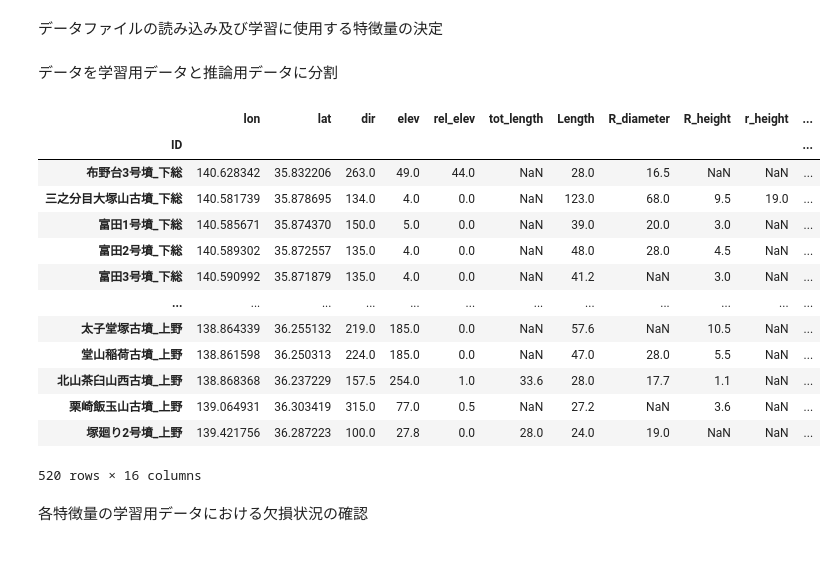
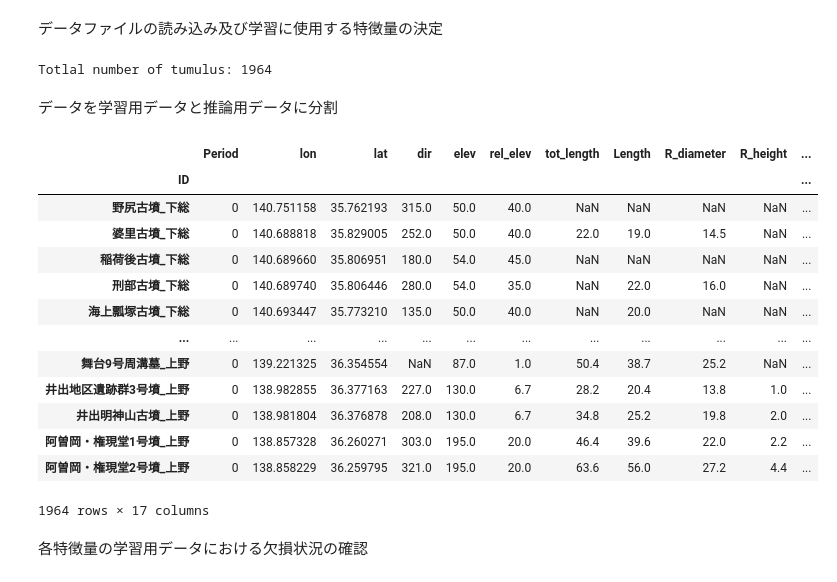
Before and after one commit to musimarusan/Era_Estimation, a Jupyter notebook: Era_Estimation_LightGBM_multi_class.ipynb, the cells around one changed output. Cells and saved outputs as stored; diff of their text form; code cells hidden in the pictures.

```diff
--- a/Era_Estimation_LightGBM_multi_class.ipynb
+++ b/Era_Estimation_LightGBM_multi_class.ipynb
@@ -49,8 +51,8 @@ df = pd.read_csv(INFILE,)
 df['ID']=df['Name'] + '_' + df['Old_Prefecture']
 
 usedColumns = ['ID', 'Period', 'lon', 'lat', 'dir', 'elev', 'rel_elev', 'tot_length', 'Length', 'R_diameter', 'R_height', 'r_height', 'F_width', 'F_length', 'F_height', 'N_width', 'alpha', 'beta']
-# usedColumns = ['ID', 'lon', 'lat', 'dir', 'elev', 'rel_elev', 'Length', 'alpha', 'beta','Period']
-# usedColumns = ['ID', 'lon', 'lat', 'Length', 'alpha', 'beta','Period']
+# usedColumns = ['ID', 'Period', 'lon', 'lat', 'dir', 'elev', 'Length', 'R_height', 'r_height', 'F_height', 'N_width', 'alpha', 'beta']
+# usedColumns = ['ID', 'lon', 'lat', 'alpha', 'beta','Period']
 # usedColumns = ['ID', 'alpha', 'beta','Period']
 
 df = df[usedColumns]
@@ -58,38 +60,40 @@ df = df.replace(-999.0, np.nan)
 df = df.set_index('ID')
 # df['Period'] = df['Period'].replace(0,np.nan)
 
-# print('Totlal number of tumulus:', len(df))
+print('Totlal number of tumulus:', len(df))
 # print('Condition A:', (df['alpha'].notnull() & df['beta'].notnull() ).sum())
 # print('Condition B:',  df['Period'].notnull().sum())
 # print('Condition C:', (df['Period'].notnull() & df['alpha'].notnull() & df['beta'].notnull() ).sum())
+# %% [output]
+Totlal number of tumulus: 1964
 # %% [markdown]
 データを学習用データと推論用データに分割
 # %%
 # df_base = df.dropna(axis=0)
 df_base = df
 df_train = df_base[df_base['Period'] != 0.0] # 教師データ：目的変数（編年）が存在する
 
 df_test  = df_base[df_base['Period'] == 0.0] # テストデータ
 df_test  = df_test.drop('Period', axis=1)
 
 df_label = df_train.pop('Period')
 
-df_train
+df_base
 # %% [output]
-|  | lon | lat | dir | elev | rel_elev | tot_length | Length | R_diameter | R_height | r_height | ... |
+|  | Period | lon | lat | dir | elev | rel_elev | tot_length | Length | R_diameter | R_height | ... |
 | ID |  |  |  |  |  |  |  |  |  |  | ... |
-| 布野台3号墳_下総 | 140.628342 | 35.832206 | 263.0 | 49.0 | 44.0 | NaN | 28.0 | 16.5 | NaN | NaN | ... |
-| 三之分目大塚山古墳_下総 | 140.581739 | 35.878695 | 134.0 | 4.0 | 0.0 | NaN | 123.0 | 68.0 | 9.5 | 19.0 | ... |
-| 富田1号墳_下総 | 140.585671 | 35.874370 | 150.0 | 5.0 | 0.0 | NaN | 39.0 | 20.0 | 3.0 | NaN | ... |
-| 富田2号墳_下総 | 140.589302 | 35.872557 | 135.0 | 4.0 | 0.0 | NaN | 48.0 | 28.0 | 4.5 | NaN | ... |
-| 富田3号墳_下総 | 140.590992 | 35.871879 | 135.0 | 4.0 | 0.0 | NaN | 41.2 | NaN | 3.0 | NaN | ... |
+| 野尻古墳_下総 | 0 | 140.751158 | 35.762193 | 315.0 | 50.0 | 40.0 | NaN | NaN | NaN | NaN | ... |
+| 婆里古墳_下総 | 0 | 140.688818 | 35.829005 | 252.0 | 50.0 | 40.0 | 22.0 | 19.0 | 14.5 | NaN | ... |
+| 稲荷後古墳_下総 | 0 | 140.689660 | 35.806951 | 180.0 | 54.0 | 45.0 | NaN | NaN | NaN | NaN | ... |
+| 刑部古墳_下総 | 0 | 140.689740 | 35.806446 | 280.0 | 54.0 | 35.0 | NaN | 22.0 | 16.0 | NaN | ... |
+| 海上瓢塚古墳_下総 | 0 | 140.693447 | 35.773210 | 135.0 | 50.0 | 40.0 | NaN | 20.0 | NaN | NaN | ... |
 | ... | ... | ... | ... | ... | ... | ... | ... | ... | ... | ... | ... |
-| 太子堂塚古墳_上野 | 138.864339 | 36.255132 | 219.0 | 185.0 | 0.0 | NaN | 57.6 | NaN | 10.5 | NaN | ... |
-| 堂山稲荷古墳_上野 | 138.861598 | 36.250313 | 224.0 | 185.0 | 0.0 | NaN | 47.0 | 28.0 | 5.5 | NaN | ... |
-| 北山茶臼山西古墳_上野 | 138.868368 | 36.237229 | 157.5 | 254.0 | 1.0 | 33.6 | 28.0 | 17.7 | 1.1 | NaN | ... |
-| 栗崎飯玉山古墳_上野 | 139.064931 | 36.303419 | 315.0 | 77.0 | 0.5 | NaN | 27.2 | NaN | 3.6 | NaN | ... |
-| 塚廻り2号墳_上野 | 139.421756 | 36.287223 | 100.0 | 27.8 | 0.0 | 28.0 | 24.0 | 19.0 | NaN | NaN | ... |
+| 舞台9号周溝墓_上野 | 0 | 139.221325 | 36.354554 | NaN | 87.0 | 1.0 | 50.4 | 38.7 | 25.2 | NaN | ... |
+| 井出地区遺跡群3号墳_上野 | 0 | 138.982855 | 36.377163 | 227.0 | 130.0 | 6.7 | 28.2 | 20.4 | 13.8 | 1.0 | ... |
+| 井出明神山古墳_上野 | 0 | 138.981804 | 36.376878 | 208.0 | 130.0 | 6.7 | 34.8 | 25.2 | 19.8 | 2.0 | ... |
+| 阿曽岡・権現堂1号墳_上野 | 0 | 138.857328 | 36.260271 | 303.0 | 195.0 | 20.0 | 46.4 | 39.6 | 22.0 | 2.2 | ... |
+| 阿曽岡・権現堂2号墳_上野 | 0 | 138.858229 | 36.259795 | 321.0 | 195.0 | 20.0 | 63.6 | 56.0 | 27.2 | 4.4 | ... |
-520 rows × 16 columns
+1964 rows × 17 columns
 # %% [markdown]
 各特徴量の学習用データにおける欠損状況の確認
 # %%
```
Also changed, not shown: parts of 3 cells of this notebook.
